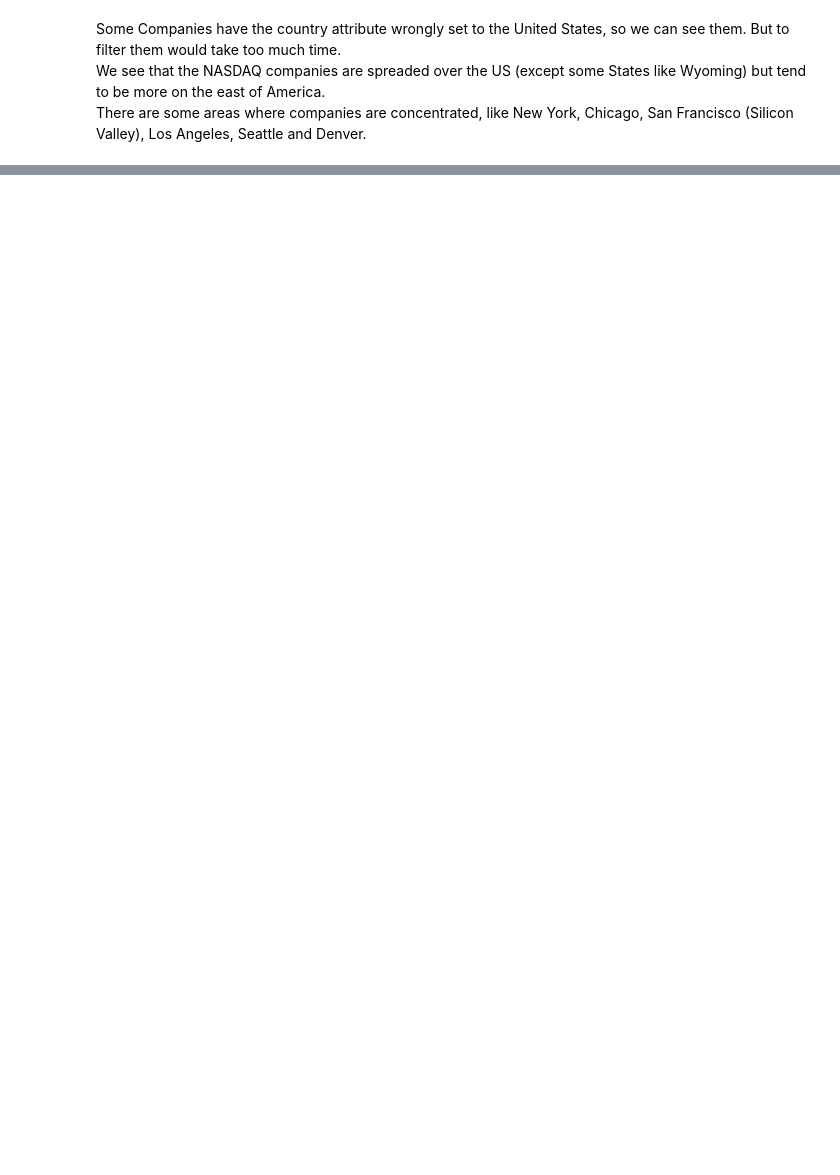
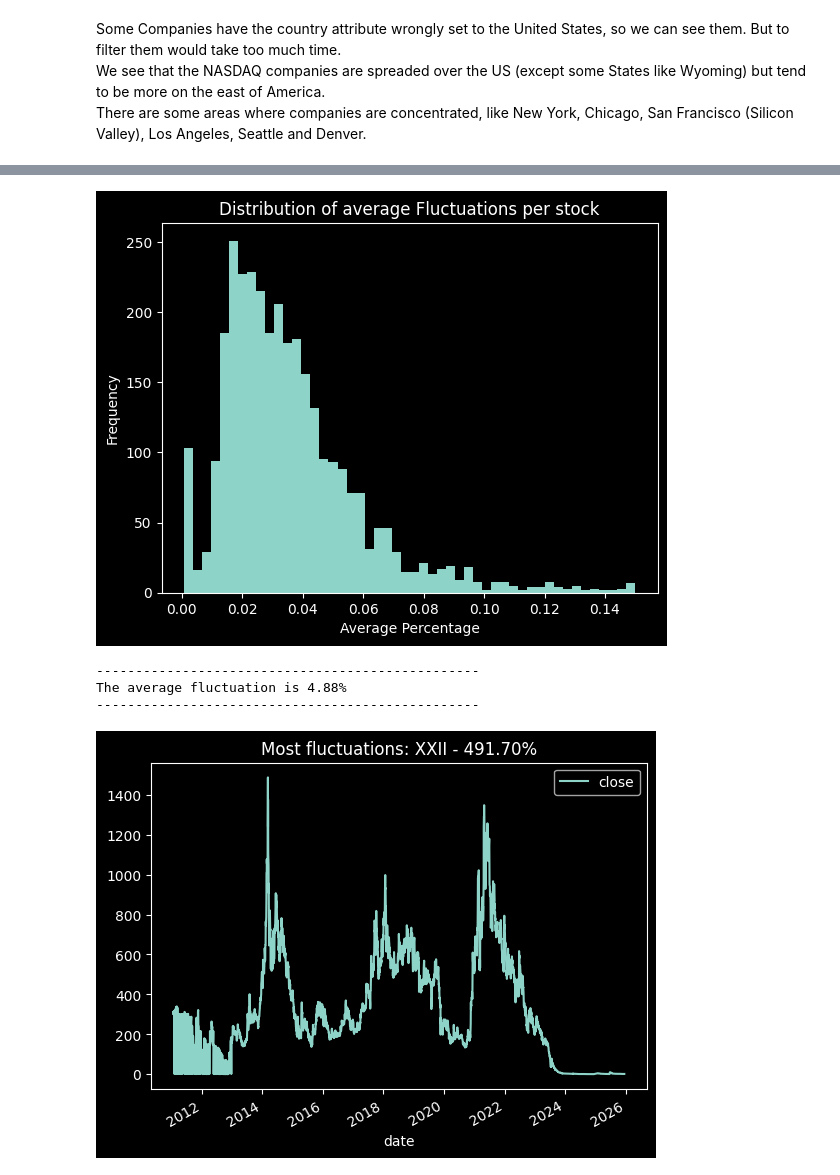
Before and after one commit to Mattis-Schulte/nasdaq-crypto-data-analytics-ws25-26, a Jupyter notebook: notebooks/02_data_analysis.ipynb, the cells around one changed output, grey strips where cells are left out. Saved outputs shown, nothing was run; the diff lists cells and outputs as text; code cells hidden in the pictures; blank space fills up the shorter version.

```diff
--- a/notebooks/02_data_analysis.ipynb
+++ b/notebooks/02_data_analysis.ipynb
@@ -568,0 +611,45 @@ There are some areas where companies are concentrated, like New York, Chicago, S
+# %%
+df_fluct = df_nasdaq_daily_pp[["ticker", "date", "close"]]
+df_fluct["change"] = df_fluct.groupby("ticker")["close"].pct_change().abs()
+df_fluct = df_fluct.groupby("ticker")["change"].mean()
+df_fluct_filtered = df_fluct[df_nasdaq_daily_pp.groupby("ticker").size() >= 50]
+
+df_fluct_filtered[df_fluct_filtered <= 0.15].plot.hist(
+    title="Distribution of average Fluctuations per stock",
+    xlabel="Average Percentage",
+    bins=50
+)
+plt.show()
+
+print("-------------------------------------------------")
+print(f"The average fluctuation is {df_fluct.mean() * 100:.2f}%")
+print("-------------------------------------------------")
+
+# Stock with the most fluctuations
+max_fluc_ticker = df_fluct_filtered.idxmax()
+df_max_fluc = df_nasdaq_daily_pp[df_nasdaq_daily_pp["ticker"] == max_fluc_ticker]
+df_max_fluc.plot.line(
+    x="date",
+    y="close",
+    title=f"Most fluctuations: {max_fluc_ticker} - {df_fluct[max_fluc_ticker] * 100:.2f}%"
+)
+plt.show()
+
+
+# Stock with the least fluctuations
+min_fluc_ticker = df_fluct_filtered.idxmin()
+df_min_fluc = df_nasdaq_daily_pp[df_nasdaq_daily_pp["ticker"] == min_fluc_ticker]
+df_min_fluc.plot.line(
+    x="date",
+    y="close",
+    title=f"Least fluctuations: {min_fluc_ticker} - {df_fluct[min_fluc_ticker] * 100:.4f}%"
+)
+plt.show()
+
+df_fluct
+# %% [output]
+[figure, added]
+-------------------------------------------------
+The average fluctuation is 4.88%
+-------------------------------------------------
+[figure, added]
```
Also changed, not shown: parts of 10 cells of this notebook, 1 other file.
